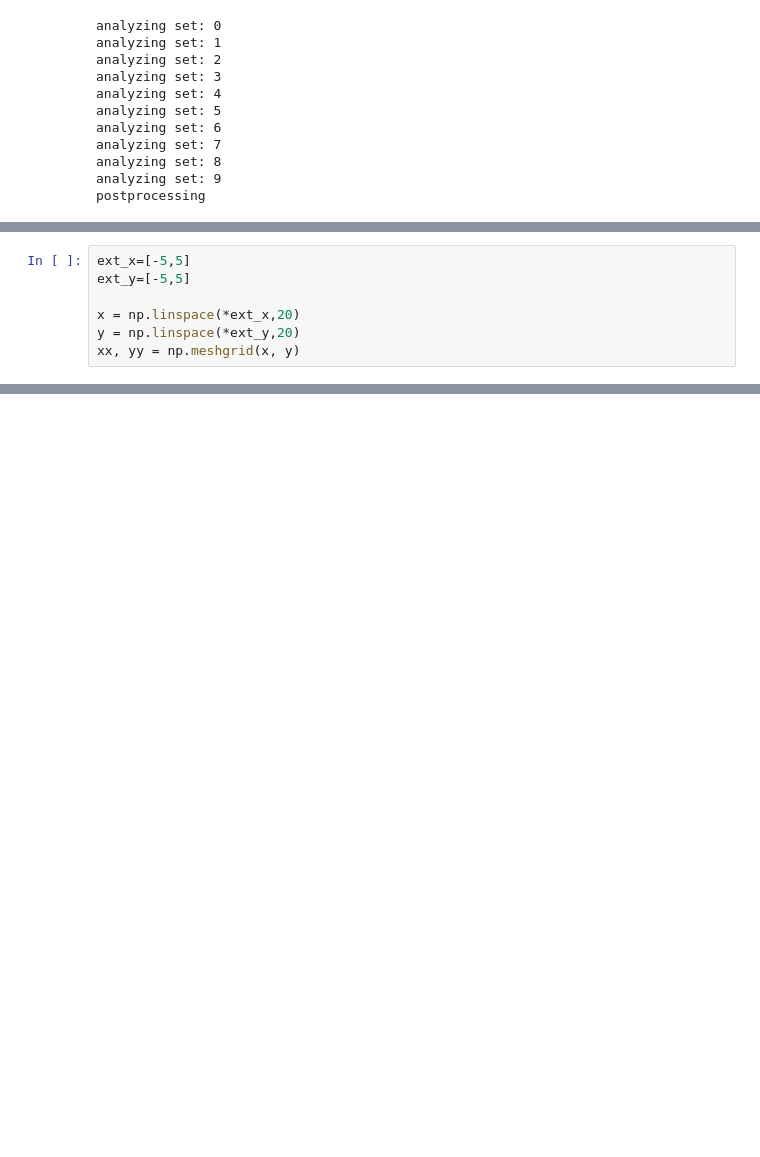
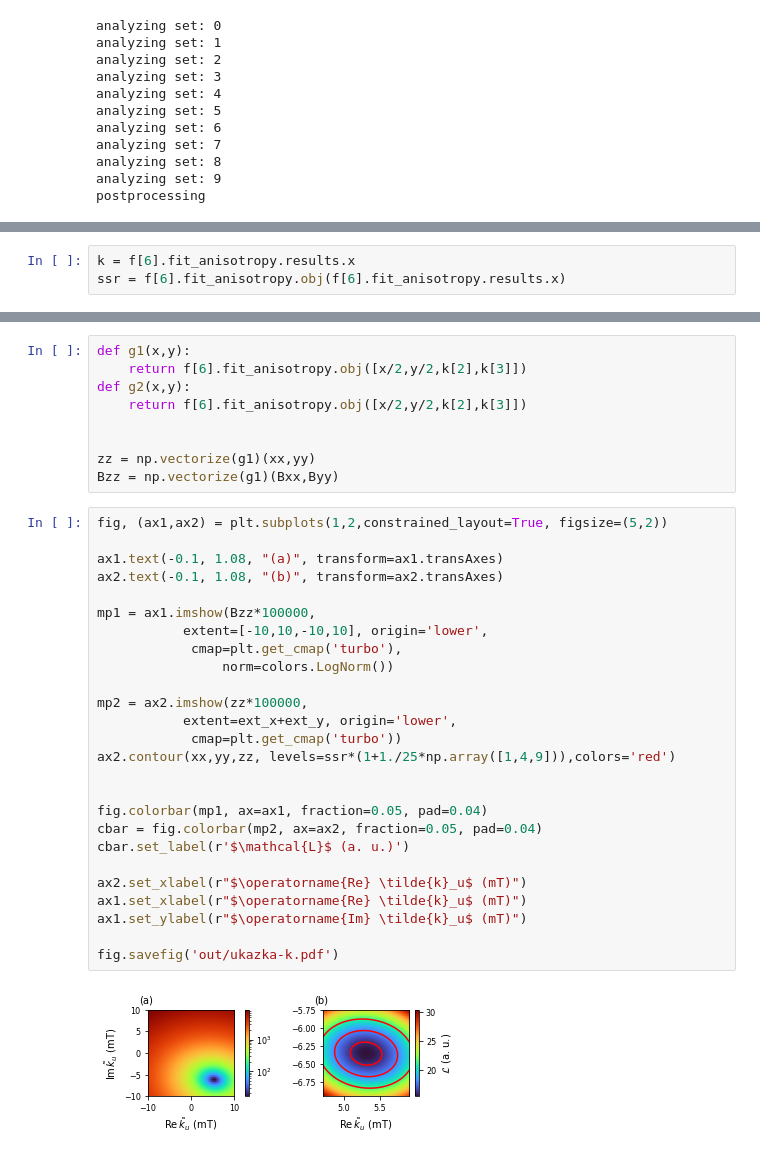
Before and after one commit to vladidobro/thesis, a Jupyter notebook: data/ukazka-k.ipynb, the cells around one changed output, grey strips where cells are left out. Drawn from its saved outputs; the diff is of its cells as text; blank space fills up the shorter version.

```diff
--- a/data/ukazka-k.ipynb
+++ b/data/ukazka-k.ipynb
@@ -61,7 +56,0 @@ ell = patches.Ellipse((k_id[2].real, k_id[2].imag),1,1)
-# %%
-ext_x=[-5,5]
-ext_y=[-5,5]
-
-x = np.linspace(*ext_x,20)
-y = np.linspace(*ext_y,20)
-xx, yy = np.meshgrid(x, y)
@@ -119,0 +57,3 @@ plt.imshow(zz)
+# %%
+k = f[6].fit_anisotropy.results.x
+ssr = f[6].fit_anisotropy.obj(f[6].fit_anisotropy.results.x)
@@ -119,0 +75,37 @@ plt.imshow(zz)
+# %%
+def g1(x,y):
+    return f[6].fit_anisotropy.obj([x/2,y/2,k[2],k[3]])
+def g2(x,y):
+    return f[6].fit_anisotropy.obj([x/2,y/2,k[2],k[3]])
+
+
+zz = np.vectorize(g1)(xx,yy)
+Bzz = np.vectorize(g1)(Bxx,Byy)
+# %%
+fig, (ax1,ax2) = plt.subplots(1,2,constrained_layout=True, figsize=(5,2))
+
+ax1.text(-0.1, 1.08, "(a)", transform=ax1.transAxes)
+ax2.text(-0.1, 1.08, "(b)", transform=ax2.transAxes)
+
+mp1 = ax1.imshow(Bzz*100000,
+           extent=[-10,10,-10,10], origin='lower',
+            cmap=plt.get_cmap('turbo'),
+                norm=colors.LogNorm())
+
+mp2 = ax2.imshow(zz*100000,
+           extent=ext_x+ext_y, origin='lower',
+            cmap=plt.get_cmap('turbo'))
+ax2.contour(xx,yy,zz, levels=ssr*(1+1./25*np.array([1,4,9])),colors='red')
+
+
+fig.colorbar(mp1, ax=ax1, fraction=0.05, pad=0.04)
+cbar = fig.colorbar(mp2, ax=ax2, fraction=0.05, pad=0.04)
+cbar.set_label(r'$\mathcal{L}$ (a. u.)')
+
+ax2.set_xlabel(r"$\operatorname{Re} \tilde{k}_u$ (mT)")
+ax1.set_xlabel(r"$\operatorname{Re} \tilde{k}_u$ (mT)")
+ax1.set_ylabel(r"$\operatorname{Im} \tilde{k}_u$ (mT)")
+
+fig.savefig('out/ukazka-k.pdf')
+# %% [output]
+[figure, added]
```
Also changed, not shown: parts of 11 cells of this notebook, 8 other files.
